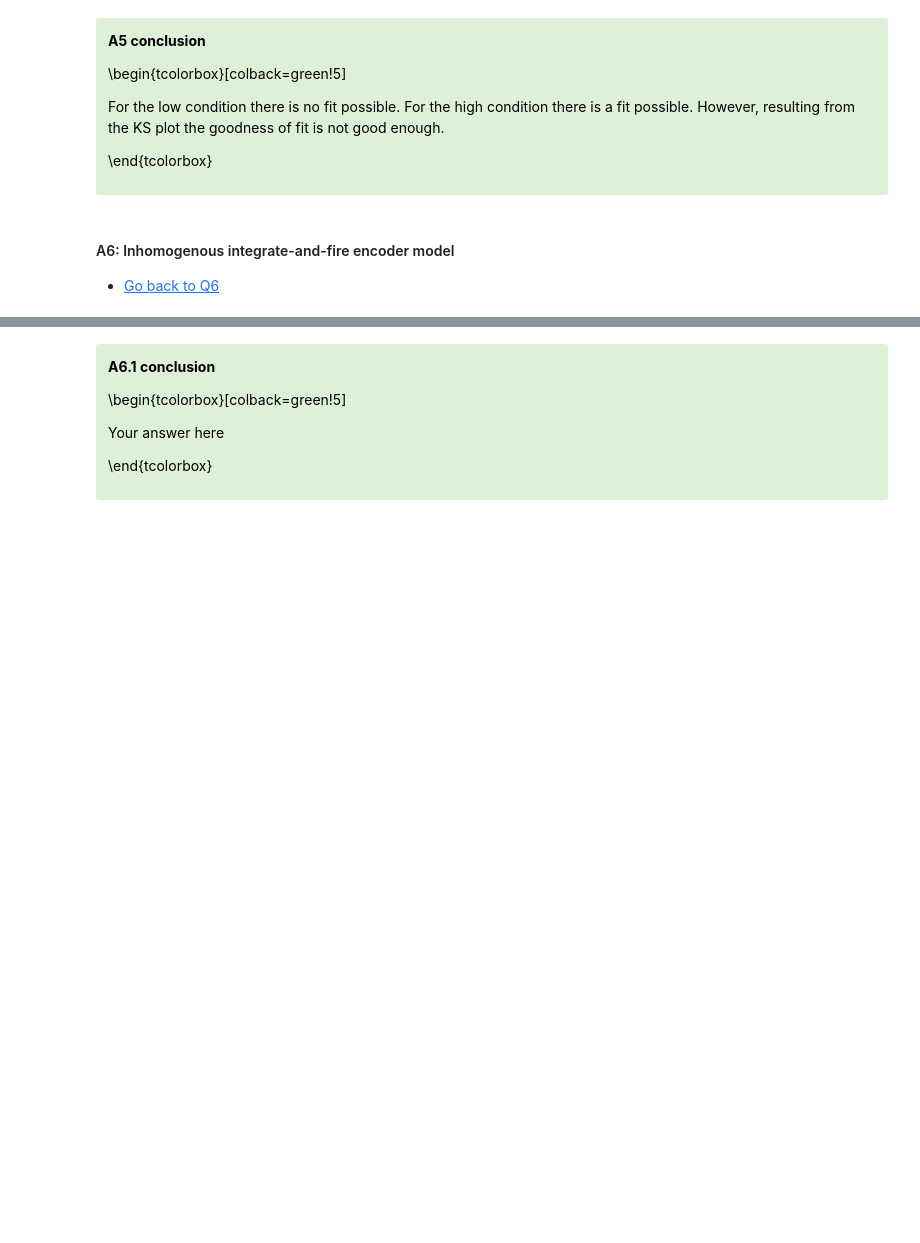
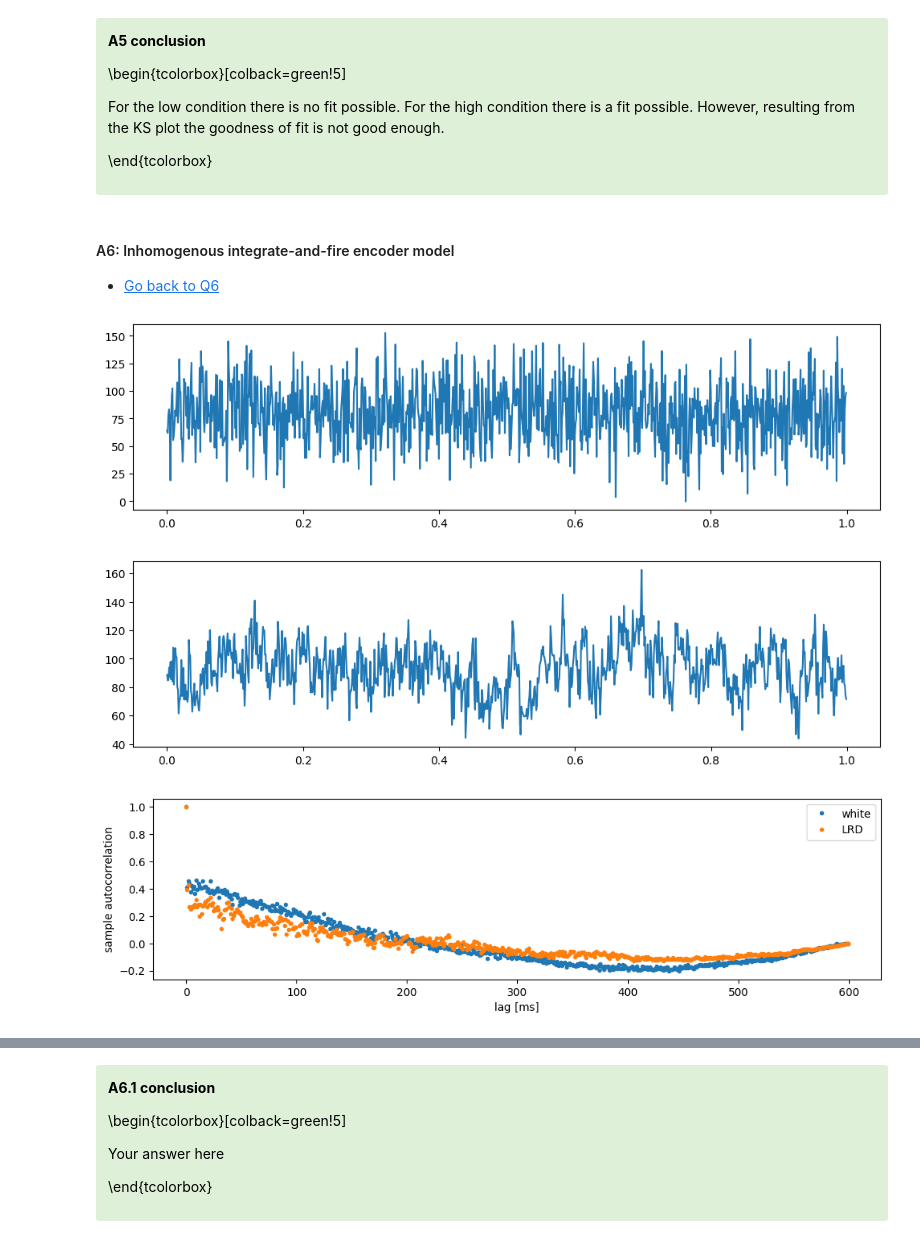
Before and after one commit to RobbeDeMuynck/CN_practicals, a Jupyter notebook: Module 2/Ex2/Module2_Ex2_Group7.ipynb, the cells around one changed output, grey strips where cells are left out. Saved outputs shown, nothing was run; the diff lists cells and outputs as text; code cells hidden in the pictures; blank space fills up the shorter version.

```diff
--- a/Module 2/Ex2/Module2_Ex2_Group7.ipynb
+++ b/Module 2/Ex2/Module2_Ex2_Group7.ipynb
@@ -760,26 +760,104 @@ For the low condition there is no fit possible. For the high condition there is
 # %%
 # use the following parameters for Q6.1:
 
 # rate_white (your rate over time signal with H=0.5 with an average of 80 spikes/s)
 # rate_LRD (your rate over time signal with H=0.95 with an average of 80 spikes/s)
 # ACF_white (autocorrelation of rate_white for the first 1000 data points)
 # ACF_LRD (autocorrelation of rate_LRD for the first 1000 data points)
 
 # plot the first 1000 data points, not all 30000
 # similar for the autocorrelation, plot both ACF's in one figure
 
 # use the following parameters for Q6.2:
 # spiketimes_white (the first output parameter of the inhomPP function, H=0.5)
 # spiketimes_LRD (the first output parameter of the inhomPP function, H=0.95)
 
 #######################
 ##   Q6.1 solution   ##
 #######################
+noise_time = np.arange(0, 30, 0.001)
+SR = 80 # spikes / s
+Fs = 1000
+H_white = 0.5
+H_LRD = 0.95
+rate_white = ffGn(30*Fs, 1/Fs, H_white, SR) + SR
+rate_LRD = ffGn(30*Fs, 1/Fs, H_LRD, SR) + SR
 
+plt.plot(noise_time[:1000], rate_white[:1000])
+plt.show()
+plt.plot(noise_time[:1000], rate_LRD[:1000])
+plt.show()
 
+def autocorr(spike_data, binsize=0.050, lags=600):
+    # Bin the spike data depending on binsize [s]
+    T = 30 # [s]
+    time_bin_edges = np.arange(0, T+binsize, binsize)
+    increments, _ = np.histogram(spike_data, bins=time_bin_edges)
+
+    # Calculate autocorrelation for defined lags
+    mean = np.mean(increments)
+    var = np.var(increments)
+    ndata = increments - mean
+    x_corr = np.correlate(ndata, ndata, 'full')
+    x_corr = x_corr[x_corr.size//2:]
+    x_corr = x_corr / var / len(ndata)
+
+    # Calculate CI boundary
+    N = len(increments)
+    CI_bound = 2/np.sqrt(N)
+
+    # Return only requested lags
+    return x_corr[:lags+1], CI_bound, N
+
+ACF_white, _, _ = autocorr(rate_white)
+ACF_LRD, _, _ = autocorr(rate_LRD)
+
+fig, ax = plt.subplots(1, 1)
+x = np.arange(0, len(ACF_white))*1
+ax.plot(x, ACF_white, '.', label='white')
+ax.plot(x, ACF_LRD, '.', label='LRD')
+# ax.fill_between(x, -CI_bound_1, CI_bound_1, color='grey', alpha=0.3,
+                # label='CI: still likely to be generated by chance')
+# ax.set_title('Q6.3 Sample autocorrelation as a function of lag (1ms bins)')
+ax.set_xlabel('lag [ms]')
+ax.set_ylabel('sample autocorrelation')
+ax.legend()
+# ax.set_ybound(upper=0.05)
+plt.show()
 
 #######################
 ##   Q6.2 solution   ##
 #######################
 
-# Your Code Goes Here
+spiketimes_white, PSref = inhomPP(rate_white,1/Fs)
+spiketimes_LRD, PSref = inhomPP(rate_LRD,1/Fs)
+
+ISI_white = np.diff(spiketimes_white)
+ISI_LRD = np.diff(spiketimes_LRD)
+ISI_ref = np.diff(PSref)
+bin_edges = arange(0, 0.501, 0.001)  # Define the bins for the histogram
+
+plt.hist(ISI_white, bin_edges)        # Plot the histogram of the low-light ISI data
+xlim([0, 0.15])            # ... focus on ISIs from 0 to 150 ms
+ylabel('Counts')
+xlabel('ISI [s]')# ... label the y-axis
+title('ISI Histogram 1ms bins white noise')             # ... give the plot a title
+plt.show()
+
+plt.hist(ISI_LRD, bin_edges)        # Plot the histogram of the low-light ISI data
+xlim([0, 0.15])            # ... focus on ISIs from 0 to 150 ms
+ylabel('Counts')
+xlabel('ISI [s]')# ... label the y-axis
+title('ISI Histogram 1ms bins LRD noise')             # ... give the plot a title
+plt.show()
+
+plt.hist(ISI_ref, bin_edges)        # Plot the histogram of the low-light ISI data
+xlim([0, 0.15])            # ... focus on ISIs from 0 to 150 ms
+ylabel('Counts')
+xlabel('ISI [s]')# ... label the y-axis
+title('ISI Histogram 1ms bins PD_ref')             # ... give the plot a title
+plt.show()
+# %% [output]
+[figure, added]
+[figure, added]
+[figure, added]
```
Also changed, not shown: parts of 3 cells of this notebook.
